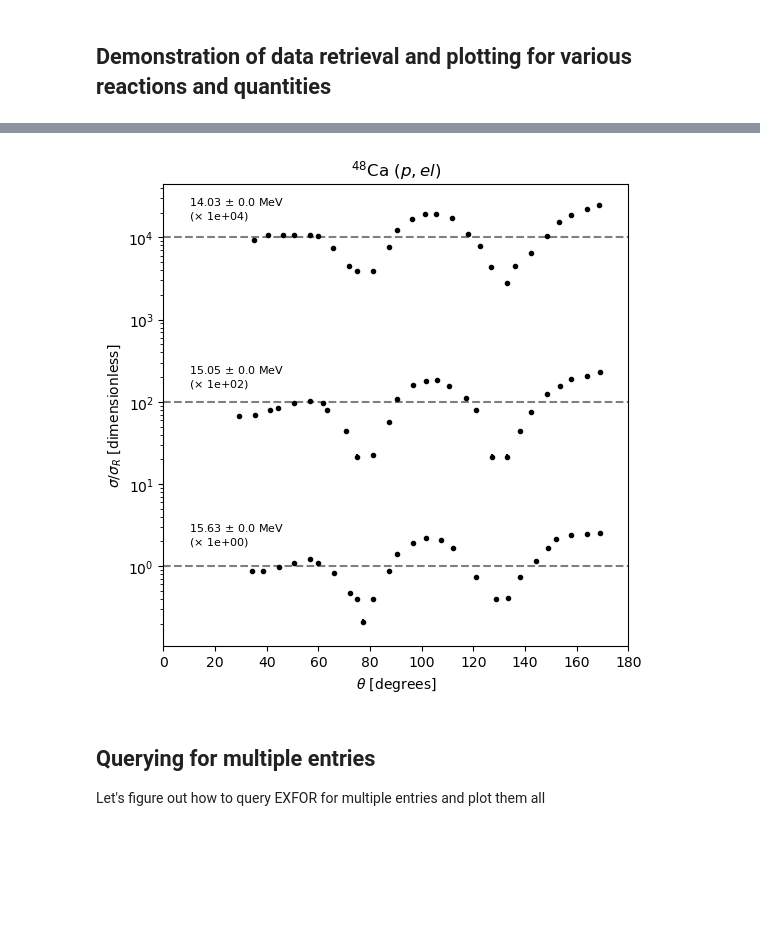
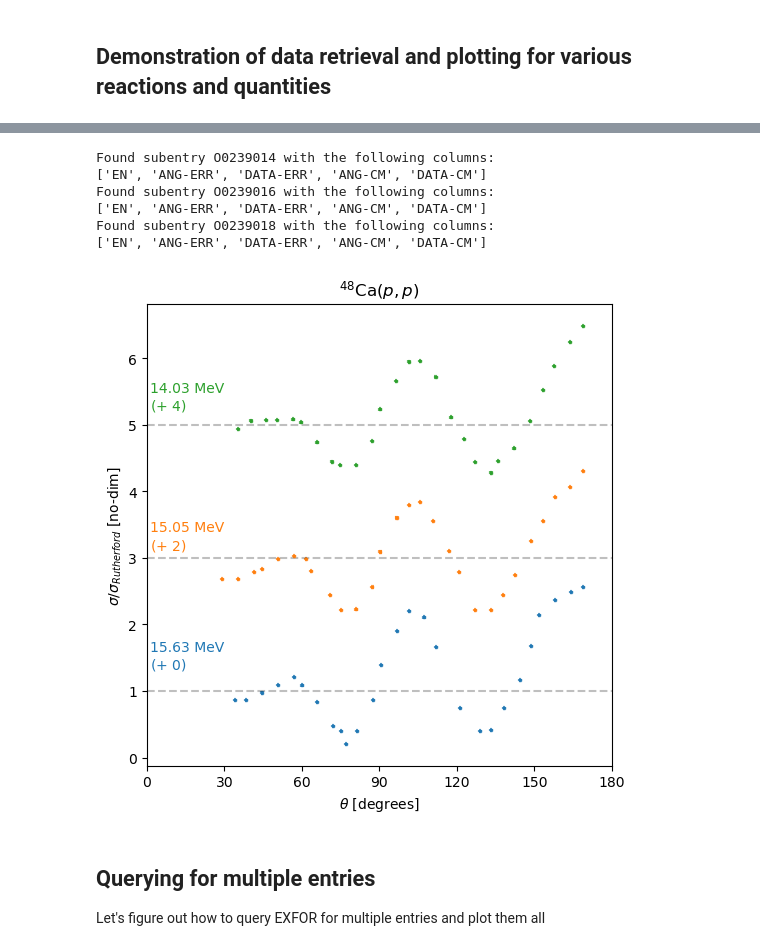
Before and after one commit to beykyle/exfor_tools, a Jupyter notebook: examples/plotting_differential_xs.ipynb, the cells around one changed output, grey strips where cells are left out. Saved outputs shown, nothing was run; the diff lists cells and outputs as text; code cells hidden in the pictures; blank space fills up the shorter version.

```diff
--- a/examples/plotting_differential_xs.ipynb
+++ b/examples/plotting_differential_xs.ipynb
@@ -64,18 +108,40 @@ ca48_pp_ana.plot_experiment(
 # %%
-ca48_pp_rth = ExforDifferentialData(
+ca48_pp_ruth = ExforEntryAngularDistribution(
     entry="O0239",
     target=(48, 20),
     projectile=(1, 1),
     quantity="dXS/dRuth",
-    products=["EL"],
+    vocal=True,
+    filter_subentries=filter_out_lab_angle,
 )
+# %% [output]
+Found subentry O0239014 with the following columns:
+['EN', 'ANG-ERR', 'DATA-ERR', 'ANG-CM', 'DATA-CM']
+Found subentry O0239016 with the following columns:
+['EN', 'ANG-ERR', 'DATA-ERR', 'ANG-CM', 'DATA-CM']
+Found subentry O0239018 with the following columns:
+['EN', 'ANG-ERR', 'DATA-ERR', 'ANG-CM', 'DATA-CM']
 # %%
 fig, (ax) = plt.subplots(1, 1, figsize=(6, 6), sharey=True)
-ca48_pp_rth.plot_experiment(
-    ax, offsets=100, label_hloc_deg=10, label_offset_factor=1.5, add_baseline=True
+
+ca48_pp_ruth.plot(
+    ax,
+    offsets=2,
+    log=False,
+    draw_baseline=True,
+    baseline_offset=1,
+    label_kwargs={
+        "label_xloc_deg": 1,
+        "label_offset_factor": 0.1,
+        "label_energy_err": False,
+        "label_offset": True,
+        "label_incident_energy": True,
+        "label_excitation_energy": False,
+        "label_exfor": False,
+    },
 )
 # %% [output]
-[figure, old version]
+[figure, new version]
 # %% [markdown]
 ## Querying for multiple entries
 Let's figure out how to query EXFOR for multiple entries and plot them all
```
Also changed, not shown: parts of 17 cells of this notebook, 4 other files.
